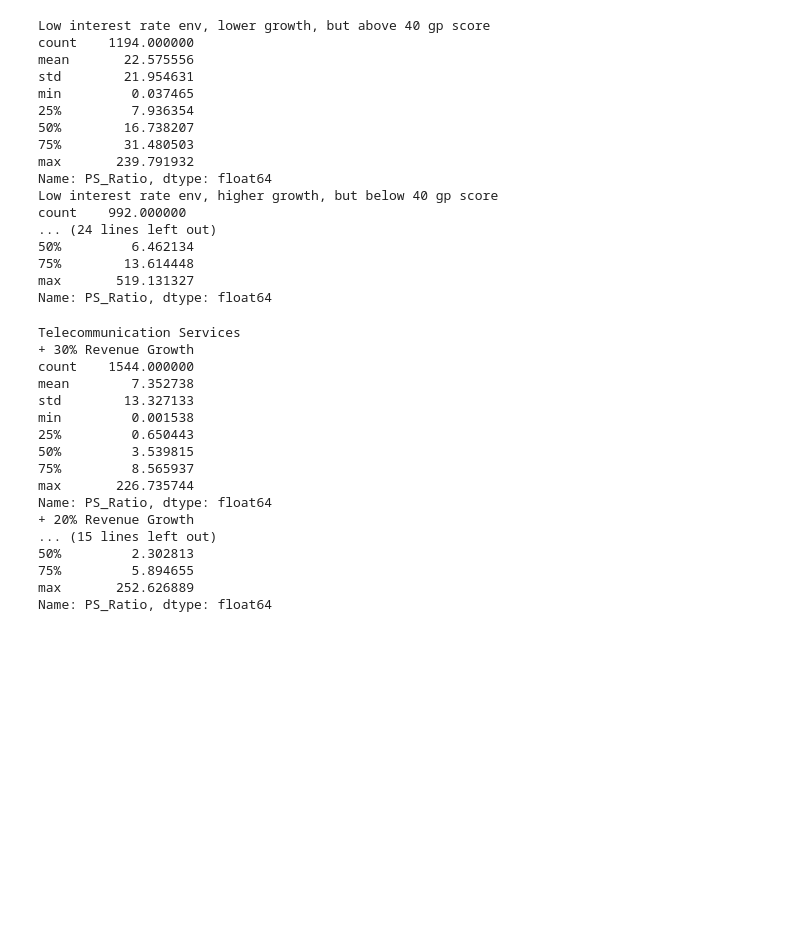
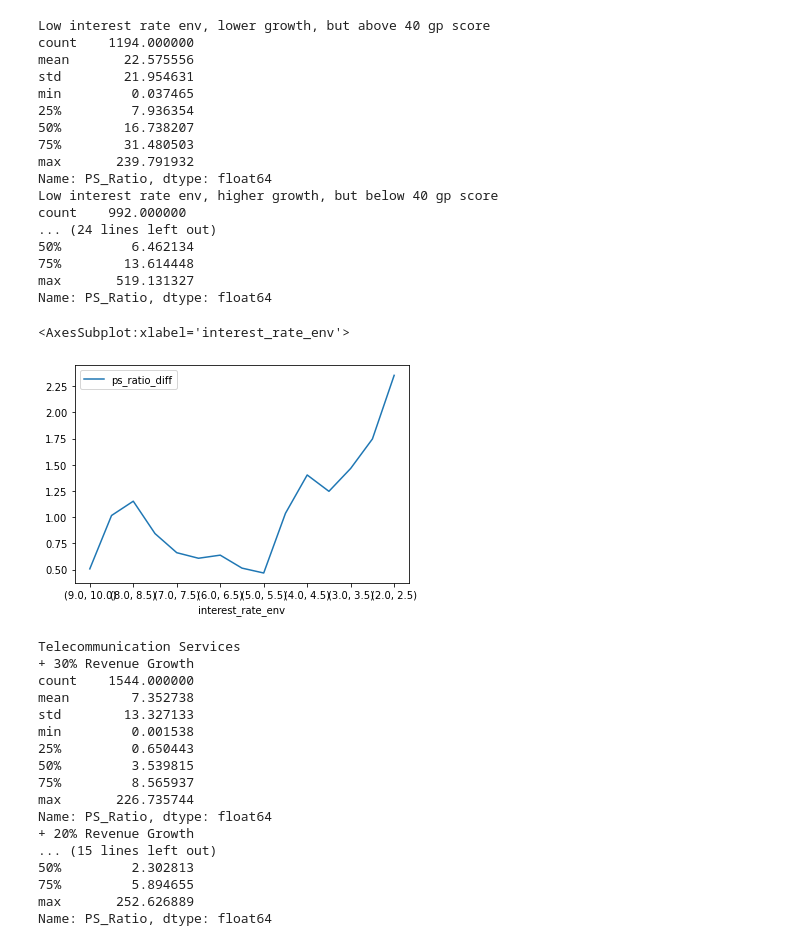
Before and after one commit to bnorman21/big-data-finance-final-project, a Jupyter notebook: finalproject.ipynb, the cells around one changed output. Saved outputs shown, nothing was run; the diff lists cells and outputs as text; code cells hidden in the pictures; blank space fills up the shorter version.

```diff
--- a/finalproject.ipynb
+++ b/finalproject.ipynb
@@ -207,13 +207,13 @@ above_40 = full_data[(full_data['gp_score'] >= 0.4)]
 below_40 = full_data[(full_data['gp_score'] < 0.4)]
 
 hg_below_40 = below_40[(below_40['RevenueGrowthRate'] > 0.35)]
-lg_above_40 = above_40[(above_40['RevenueGrowthRate']) < 0.35]
+lg_above_40 = above_40[(above_40['RevenueGrowthRate'] < 0.35)]
 
-li_lg_above_40 = lg_above_40[(lg_above_40['bbb_interest_rate']) < 4]
-li_hg_below_40 = hg_below_40[(hg_below_40['bbb_interest_rate']) < 4]
+li_lg_above_40 = lg_above_40[(lg_above_40['bbb_interest_rate'] < 4)]
+li_hg_below_40 = hg_below_40[(hg_below_40['bbb_interest_rate'] < 4)]
 
-hi_lg_above_40 = lg_above_40[(lg_above_40['bbb_interest_rate']) > 5]
-hi_hg_below_40 = hg_below_40[(hg_below_40['bbb_interest_rate']) > 5]
+hi_lg_above_40 = lg_above_40[(lg_above_40['bbb_interest_rate'] > 5)]
+hi_hg_below_40 = hg_below_40[(hg_below_40['bbb_interest_rate'] > 5)]
 
 print('Low interest rate env, lower growth, but above 40 gp score')
 print(li_lg_above_40['PS_Ratio'].describe())
@@ -242,6 +242,25 @@ count    992.000000
 75%        13.614448
 max       519.131327
 Name: PS_Ratio, dtype: float64
+# %%
+ps_ratio_diff = []
+ir_envs = [(9.0, 10.0)]
+start = 9.0
+while start >= 2.5:
+    ir_envs.append((start - 0.5, start))
+    start = start - 0.5
+ir_envs.append((0, 2.0))
+for ir_env in ir_envs:
+    low, high = ir_env
+    lg_subset = lg_above_40[(lg_above_40['bbb_interest_rate'] > low) & (lg_above_40['bbb_interest_rate'] <= high)]
+    hg_subset = hg_below_40[(hg_below_40['bbb_interest_rate'] > low) & (hg_below_40['bbb_interest_rate'] <= high)]
+    diff = hg_subset['PS_Ratio'].mean() / lg_subset['PS_Ratio'].mean()
+    ps_ratio_diff.append(diff)
+df = pd.DataFrame(list(zip(ir_envs, ps_ratio_diff)), columns = ['interest_rate_env', 'ps_ratio_diff'])
+df.plot(x="interest_rate_env", y="ps_ratio_diff")
+# %% [output]
+<AxesSubplot:xlabel='interest_rate_env'>
+[figure, added]
 # %%
 # Playing around with data
 ts_group = full_data[(full_data['ggroup'] == 5010)]
```
